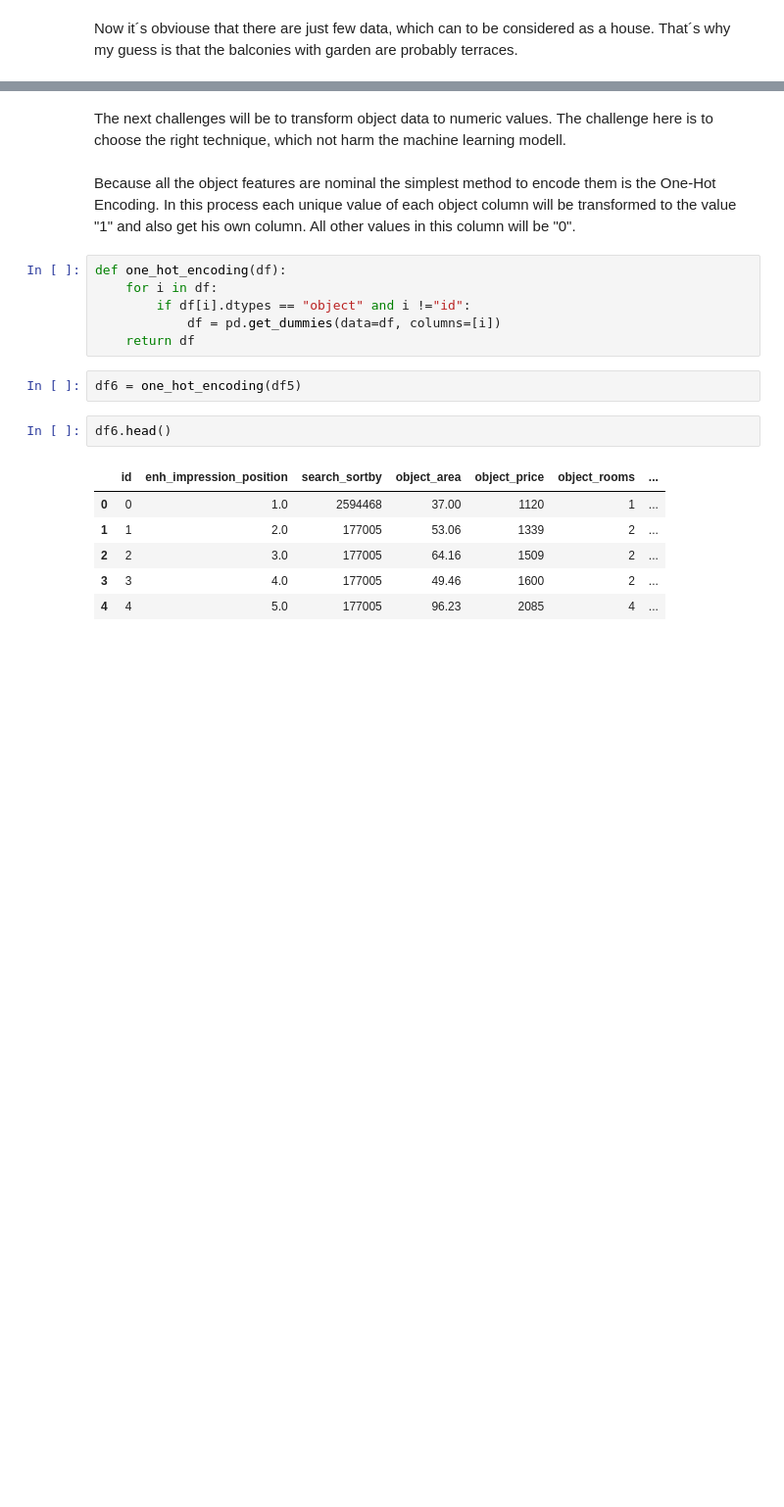
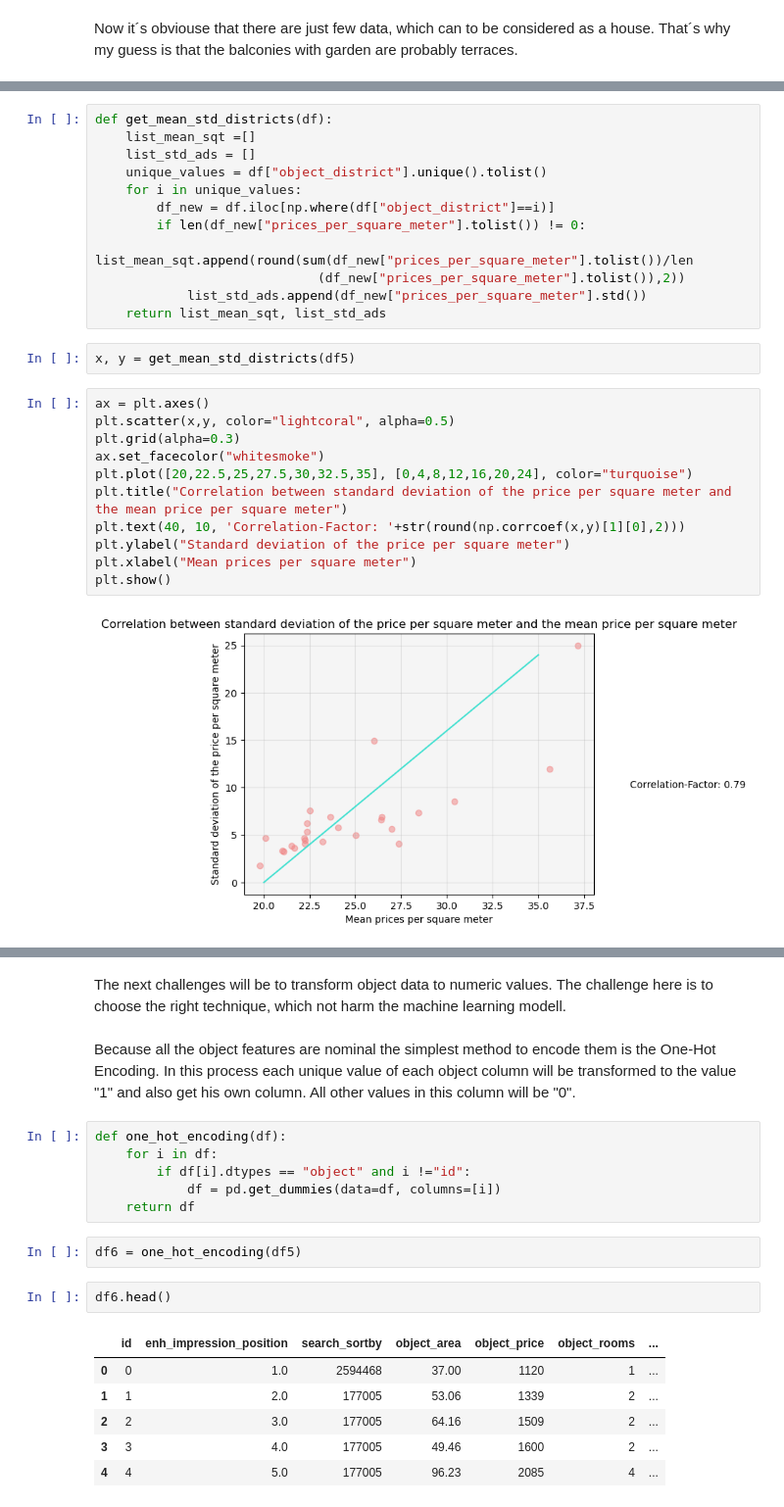
Before and after one commit to maximkiesel1/Machine_Learning_Rent_Prediction, a Jupyter notebook: Part_Two_EDA.ipynb, the cells around one changed output, grey strips where cells are left out. Shown at 98% size. Cells and saved outputs as stored; diff of their text form; blank space fills up the shorter version.

```diff
--- a/Part_Two_EDA.ipynb
+++ b/Part_Two_EDA.ipynb
@@ -379,0 +401,27 @@ The value "ERDGESCHOSS" in the column "object_objektart_sub", which implies that
+# %%
+def get_mean_std_districts(df):
+    list_mean_sqt =[]
+    list_std_ads = []
+    unique_values = df["object_district"].unique().tolist()
+    for i in unique_values:
+        df_new = df.iloc[np.where(df["object_district"]==i)]
+        if len(df_new["prices_per_square_meter"].tolist()) != 0:
+            list_mean_sqt.append(round(sum(df_new["prices_per_square_meter"].tolist())/len
+                             (df_new["prices_per_square_meter"].tolist()),2))
+            list_std_ads.append(df_new["prices_per_square_meter"].std())
+    return list_mean_sqt, list_std_ads
+# %%
+x, y = get_mean_std_districts(df5)
+# %%
+ax = plt.axes()
+plt.scatter(x,y, color="lightcoral", alpha=0.5)
+plt.grid(alpha=0.3)
+ax.set_facecolor("whitesmoke")
+plt.plot([20,22.5,25,27.5,30,32.5,35], [0,4,8,12,16,20,24], color="turquoise")
+plt.title("Correlation between standard deviation of the price per square meter and the mean price per square meter")
+plt.text(40, 10, 'Correlation-Factor: '+str(round(np.corrcoef(x,y)[1][0],2)))
+plt.ylabel("Standard deviation of the price per square meter")
+plt.xlabel("Mean prices per square meter")
+plt.show()
+# %% [output]
+[figure, added]
```
Also changed, not shown: parts of 53 cells of this notebook.
